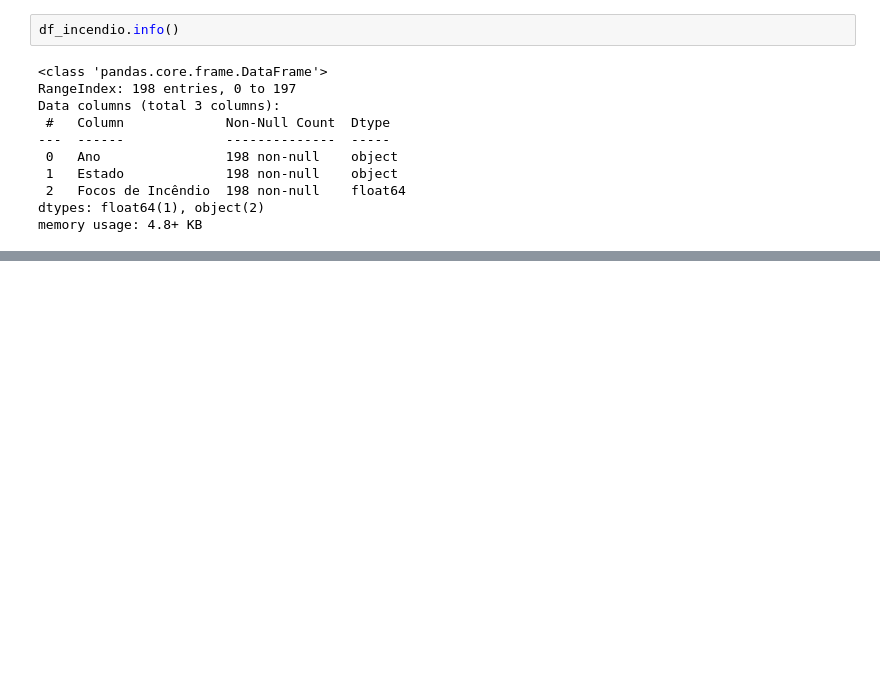
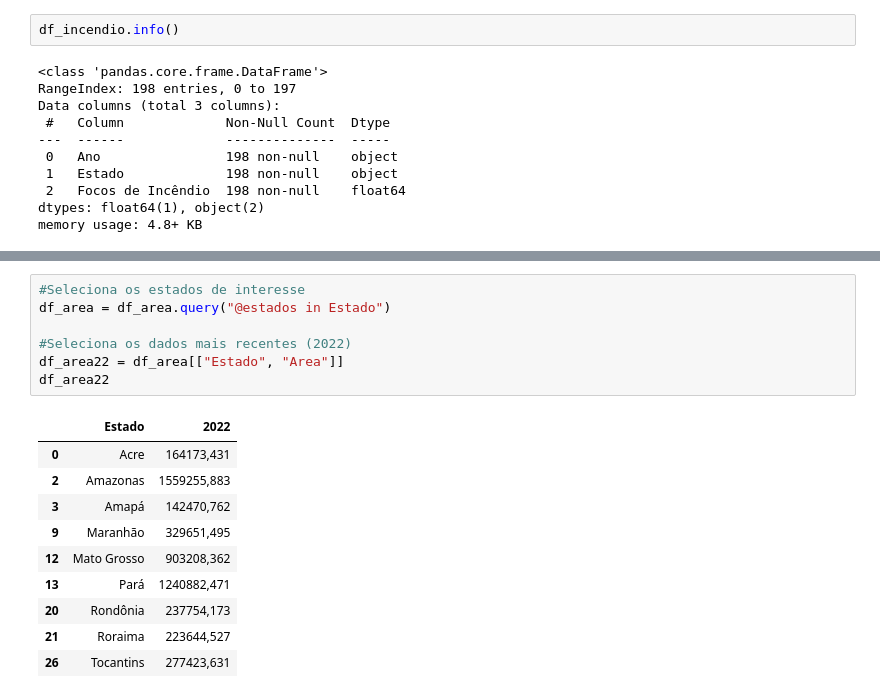
Before and after one commit to LABSensing/LabSesing-case-study, a Jupyter notebook: Código/tabela_final.ipynb, the cells around one changed output, grey strips where cells are left out. Cells and saved outputs as stored; diff of their text form; blank space fills up the shorter version.

```diff
--- a/Código/tabela_final.ipynb
+++ b/Código/tabela_final.ipynb
@@ -158,0 +186,18 @@ df_final
+# %%
+#Seleciona os estados de interesse
+df_area = df_area.query("@estados in Estado")
+
+#Seleciona os dados mais recentes (2022)
+df_area22 = df_area[["Estado", "Area"]]
+df_area22
+# %% [output]
+|  | Estado | 2022 |
+| 0 | Acre | 164173,431 |
+| 2 | Amazonas | 1559255,883 |
+| 3 | Amapá | 142470,762 |
+| 9 | Maranhão | 329651,495 |
+| 12 | Mato Grosso | 903208,362 |
+| 13 | Pará | 1240882,471 |
+| 20 | Rondônia | 237754,173 |
+| 21 | Roraima | 223644,527 |
+| 26 | Tocantins | 277423,631 |
```
Also changed, not shown: parts of 10 cells of this notebook, 2 other files.
